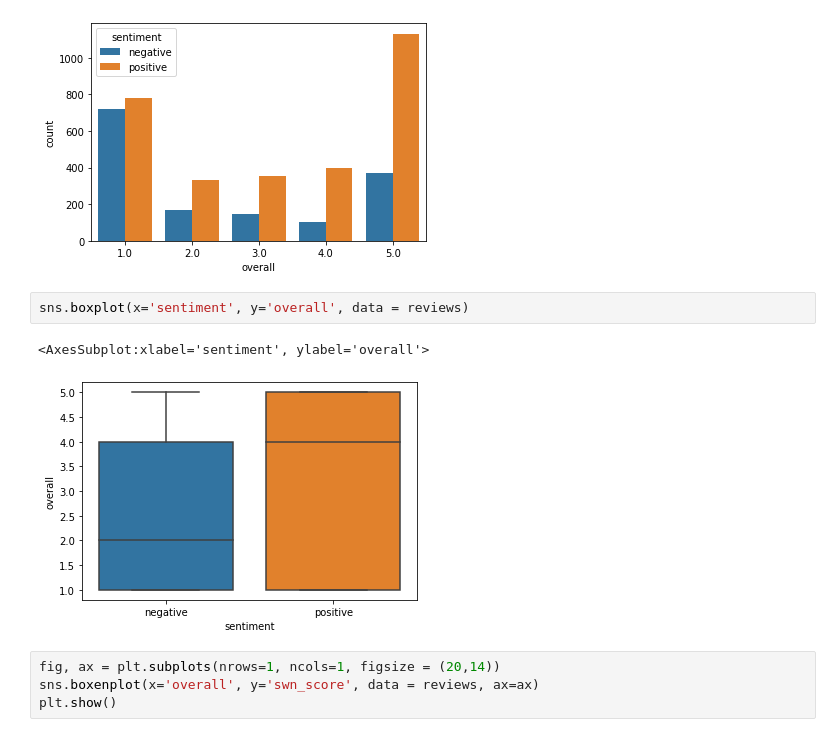
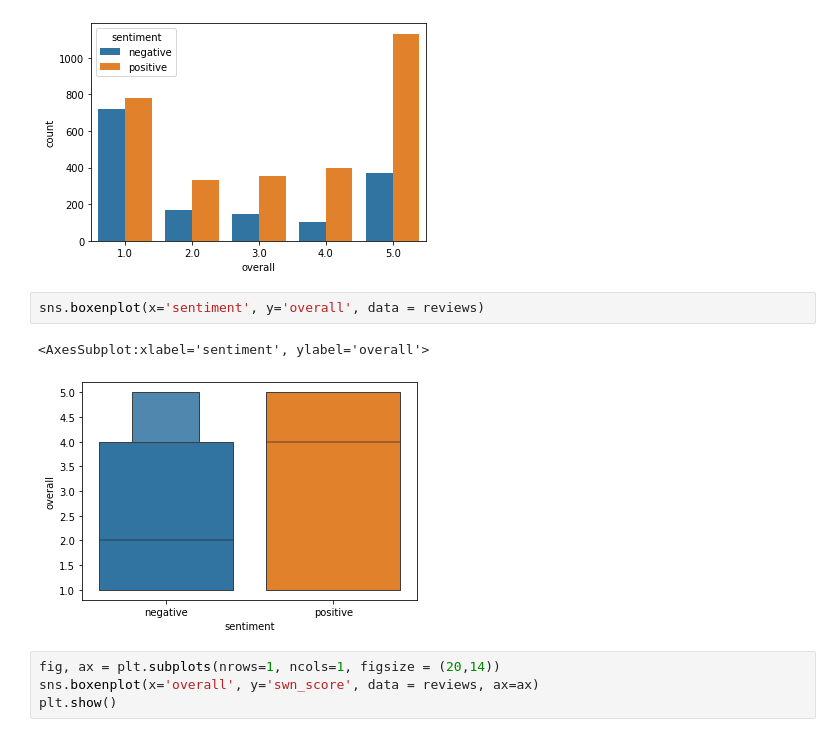
Before and after one commit to koosha-t/Sentiment-Analysis-NLP-for-Marketting, a Jupyter notebook: creating_sentiment_scoring_model/Sentiment_Scoring_BaselineModel.ipynb, the cells around one changed output. Saved outputs shown, nothing was run; the diff lists cells and outputs as text.

Commit message:
ready to submit the baseline sentiment scoring model

```diff
--- a/creating_sentiment_analyzer/Sentiment_Scoring_BaselineModel.ipynb
+++ b/creating_sentiment_scoring_model/Sentiment_Scoring_BaselineModel.ipynb
@@ -114,10 +114,10 @@ sns.countplot(x='overall', hue='sentiment' ,data = reviews)
 <AxesSubplot:xlabel='overall', ylabel='count'>
 [figure]
 # %%
-sns.boxplot(x='sentiment', y='overall', data = reviews)
+sns.boxenplot(x='sentiment', y='overall', data = reviews)
 # %% [output]
 <AxesSubplot:xlabel='sentiment', ylabel='overall'>
-[figure, old version]
+[figure, new version]
 # %%
 fig, ax = plt.subplots(nrows=1, ncols=1, figsize = (20,14))
 sns.boxenplot(x='overall', y='swn_score', data = reviews, ax=ax)
```
